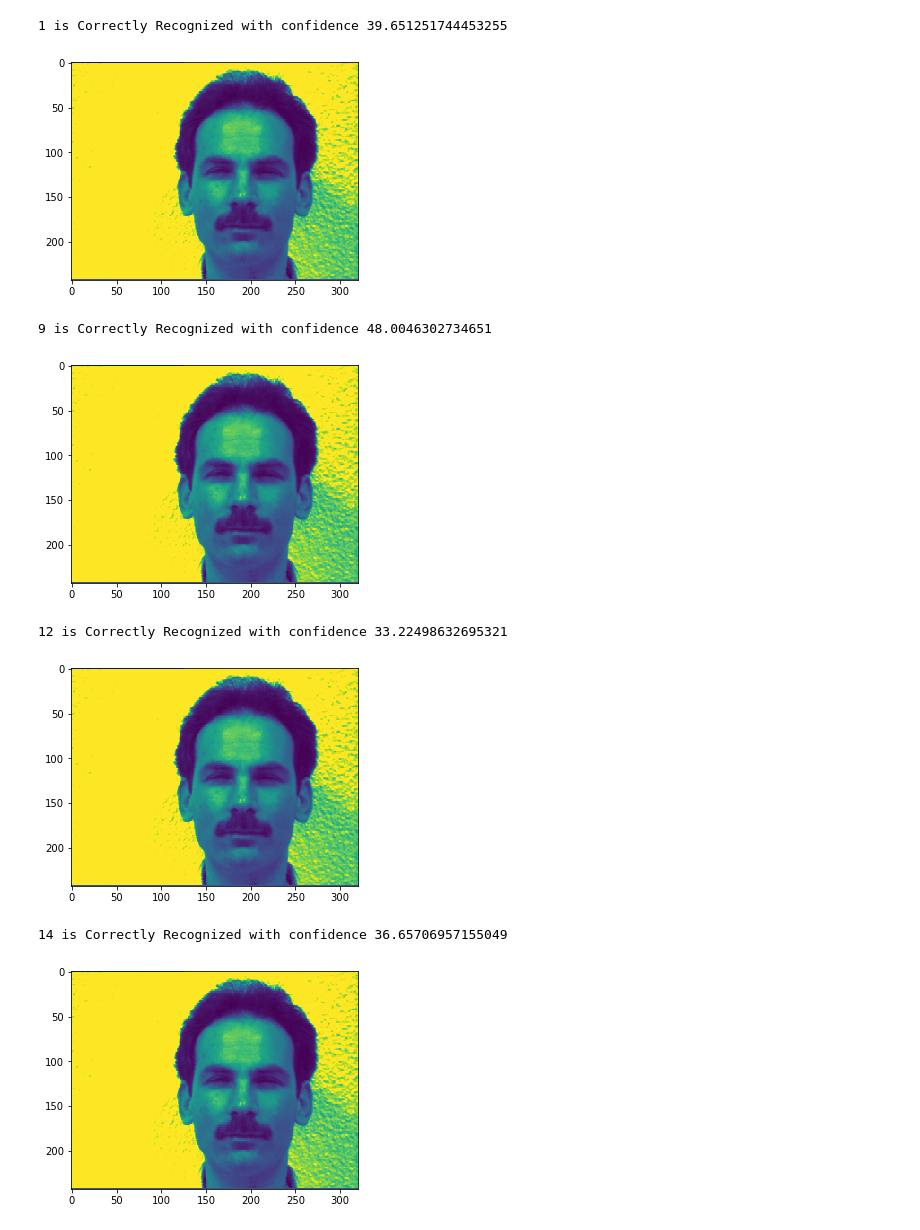
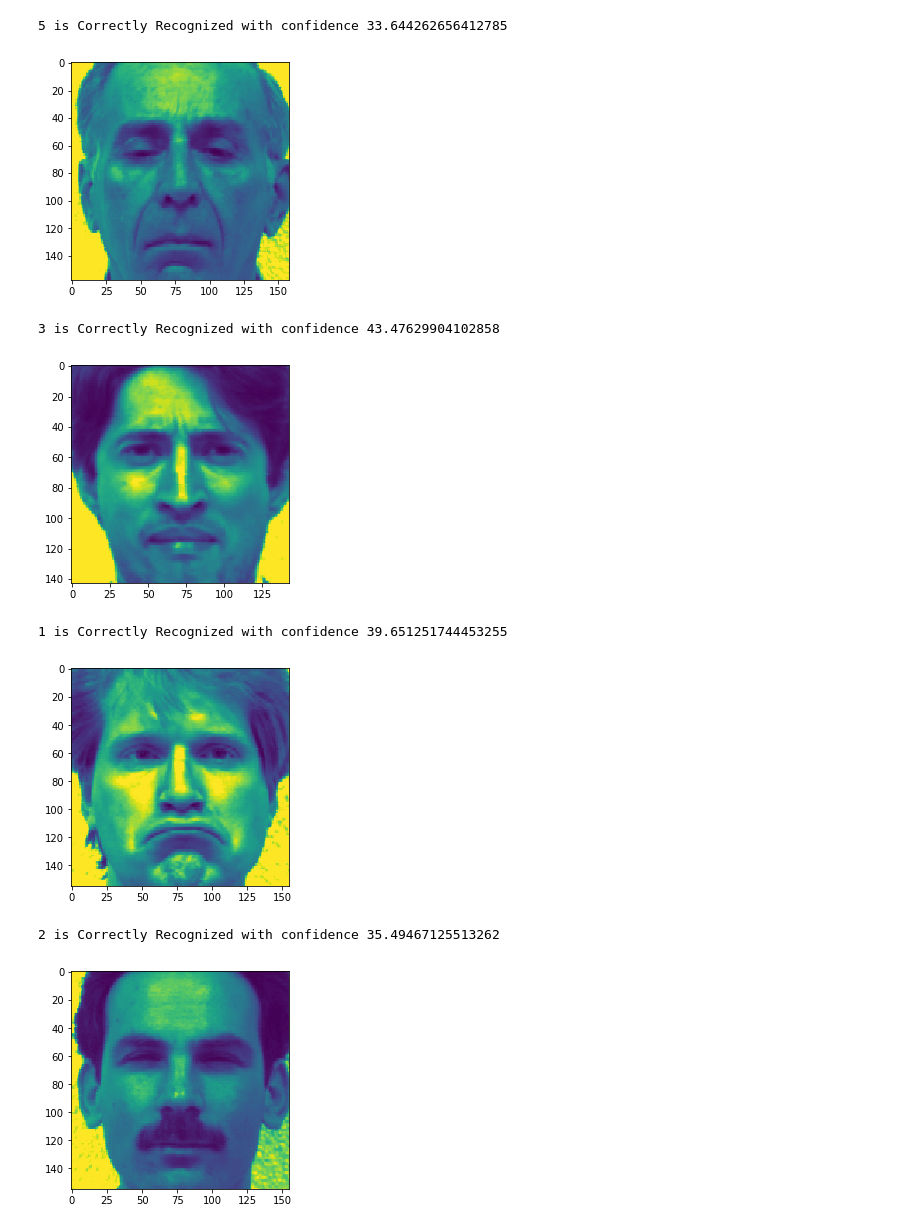
Before and after one commit to karsundar/opencv_samples, a Jupyter notebook: face_recoginition1.ipynb, the cells around one changed output. Cells and saved outputs as stored; diff of their text form; code cells hidden in the pictures.

```diff
--- a/face_recoginition1.ipynb
+++ b/face_recoginition1.ipynb
@@ -6,16 +6,20 @@ from matplotlib import pyplot as plt
 from PIL import Image
 # %%
     path = os.getcwd()
-    img = cv2.imread(os.path.join(path, 'data/1.jpeg'));
+    img = cv2.imread(os.path.join(path, 'data/training/64.jpeg'));
+    #img = cv2.imread(os.path.join(path, 'data/1.jpeg'));
 
-    face_cascade = cv2.CascadeClassifier(os.path.join(path,'data/haarcascades/haarcascade_frontalface_default.xml'))
+    #face_cascade = cv2.CascadeClassifier(os.path.join(path,'data/haarcascades/haarcascade_frontalface_default.xml'))
+    face_cascade = cv2.CascadeClassifier(os.path.join(path,'data/haarcascades/haarcascade_frontalcatface.xml'))
     eye_cascade = cv2.CascadeClassifier(os.path.join(path, 'data/haarcascades/haarcascade_eye.xml'))
     #img = cv2.imread('/home/karthik/Downloads/obama1.jpeg')
     gray = cv2.cvtColor(img, cv2.COLOR_BGR2GRAY)
     #plt.imshow(img)
     #plt.show()
     faces = face_cascade.detectMultiScale(gray, 1.3, 5)
+    print(len(faces))
     for (x,y,w,h) in faces:
+        print('found')
         cv2.rectangle(img,(x,y),(x+w,y+h),(255,0,0),2)
         roi_gray = gray[y:y+h, x:x+w]
         roi_color = img[y:y+h, x:x+w]
@@ -25,5 +29,6 @@ from PIL import Image
 
     plt.axis("off")
     plt.imshow(cv2.cvtColor(img, cv2.COLOR_BGR2RGB))
+    plt.imshow(gray)
     plt.show()
 # %% [output]
@@ -75,33 +79,33 @@ recognizer.train(images, np.array(labels))
 # %%
 # Append the images with the extension .sad into image_paths
 image_paths = [os.path.join(img_path, f) for f in os.listdir(img_path) if f.endswith('.sad')]
 for image_path in image_paths:
     predict_image_pil = Image.open(image_path).convert('L')
     predict_image = np.array(predict_image_pil, 'uint8')
     faces = faceCascade.detectMultiScale(predict_image)
     for (x, y, w, h) in faces:
         result = cv2.face.MinDistancePredictCollector()
         recognizer.predict(predict_image[y: y + h, x: x + w],result, 0)
         nbr_predicted = result.getLabel()
         conf = result.getDist()
 
         nbr_actual = int(os.path.split(image_path)[1].split(".")[0].replace("subject", ""))
         if nbr_actual == nbr_predicted:
             print ("{} is Correctly Recognized with confidence {}".format(nbr_actual, conf))
         else:
             print ("{} is Incorrectly Recognized as {}".format(nbr_actual, nbr_predicted))
 
-        plt.imshow(predict_image_src)
-        #plt.imshow(predict_image[y: y + h, x: x + w])
+        #plt.imshow(predict_image_src)
+        plt.imshow(predict_image[y: y + h, x: x + w])
         plt.show()
     #cv2.imshow("Recognizing Face", predict_image[y: y + h, x: x + w])
     #cv2.waitKey(1000)
 # %% [output]
-1 is Correctly Recognized with confidence 39.651251744453255
+5 is Correctly Recognized with confidence 33.644262656412785
-[figure, old version]
+[figure, new version]
-9 is Correctly Recognized with confidence 48.0046302734651
+3 is Correctly Recognized with confidence 43.47629904102858
-[figure, old version]
+[figure, new version]
-12 is Correctly Recognized with confidence 33.22498632695321
+1 is Correctly Recognized with confidence 39.651251744453255
-[figure, old version]
+[figure, new version]
-14 is Correctly Recognized with confidence 36.65706957155049
+2 is Correctly Recognized with confidence 35.49467125513262
-[figure, old version]
+[figure, new version]
```
Also changed, not shown: parts of 4 cells of this notebook.
